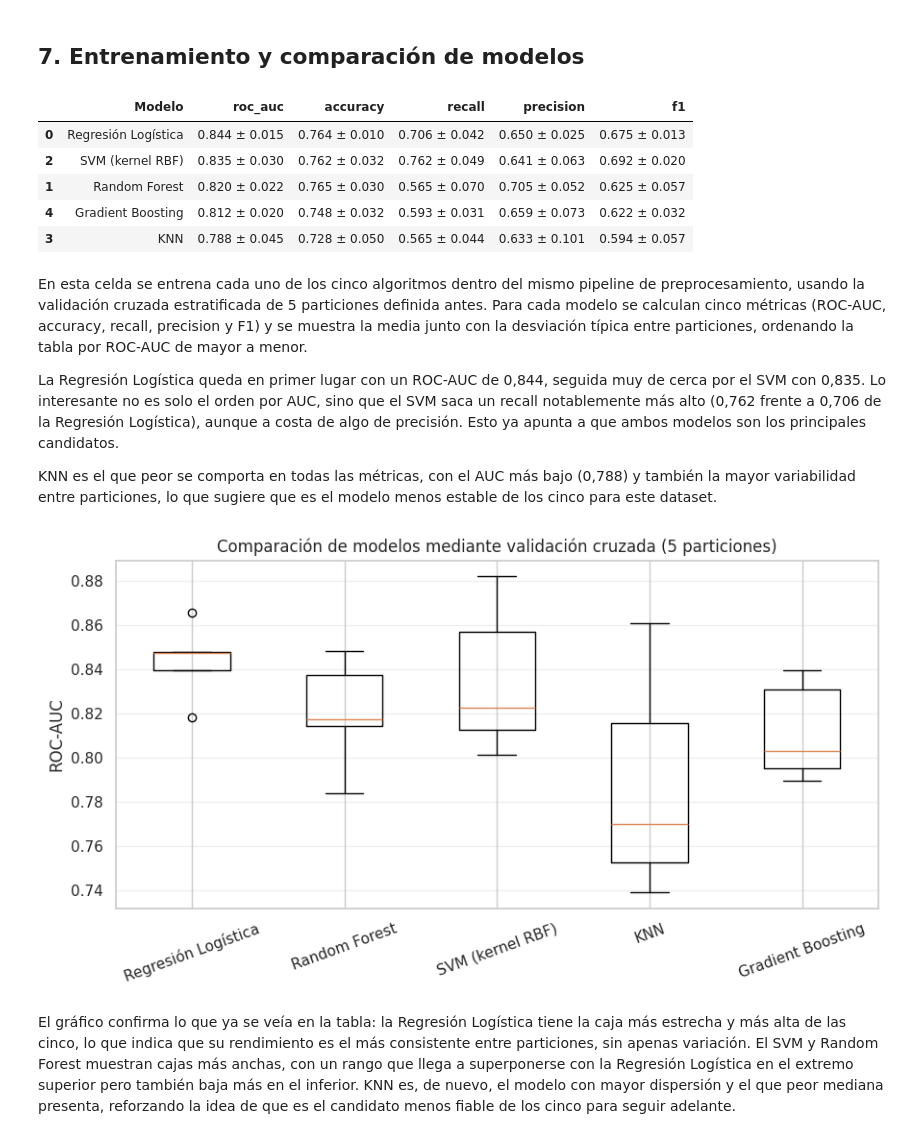
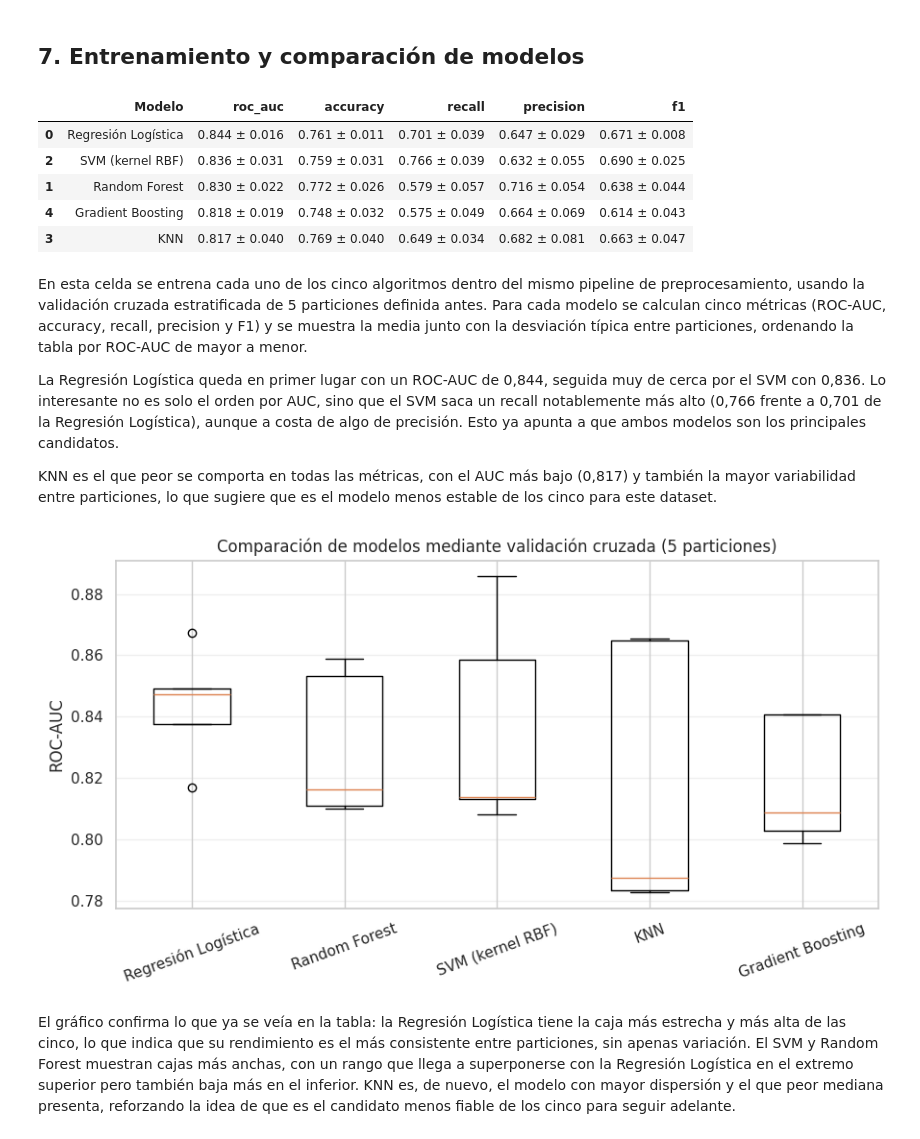
Before and after one commit to cesartejido/TFM_Producto_Diabetes, a Jupyter notebook: TFM_Producto_IA_Diabetes.ipynb, the cells around one changed output. Saved outputs shown, nothing was run; the diff lists cells and outputs as text; code cells hidden in the pictures.

```diff
--- a/TFM_Producto_IA_Diabetes.ipynb
+++ b/TFM_Producto_IA_Diabetes.ipynb
@@ -331,0 +335,31 @@ Ahora, para comparar los datos imputados y no imputados, y tenga sentido, conser
+# %%
+# Agrupamos las variables según su tratamiento de imputación.
+vars_missing_bajo = ["Glucose", "BloodPressure", "BMI"]
+vars_missing_alto = ["SkinThickness", "Insulin"]
+vars_sin_missing = ["Pregnancies", "DiabetesPedigreeFunction", "Age"]
+
+# La definimos como función para que cada llamada devuelva un pipeline NUEVO y sin ajustar.
+# Así evitamos reutilizar un mismo objeto ya entrenado en la validación cruzada o el GridSearch,
+# que aunque scikit-learn lo clona internamente, es más limpio y menos confuso hacerlo explícito.
+def crear_preprocesador():
+    # El KNN escala por dentro antes de medir distancias, si no la insulina (rango grande)
+    # dominaría la búsqueda de vecinos. Recibe además Glucose, BMI y Age como contexto.
+    knn_escalado = Pipeline(steps=[
+        ("escalado_previo", StandardScaler()),
+        ("knn", KNNImputer(n_neighbors=5))])
+
+    preprocesador = ColumnTransformer(transformers=[
+        ("imputacion_simple", SimpleImputer(strategy="median"), ["BloodPressure"]),
+        ("imputacion_knn", knn_escalado, ["Glucose", "BMI", "Age", "SkinThickness", "Insulin"]),
+        ("passthrough", "passthrough", ["Pregnancies", "DiabetesPedigreeFunction"])])
+
+    return Pipeline(steps=[
+        ("preprocesador", preprocesador),
+        ("escalado", StandardScaler())])
+
+# Para la comprobación de formas usamos una instancia recién creada, ajustada solo sobre train.
+pipeline_preprocesamiento = crear_preprocesador()
+X_train_procesado = pipeline_preprocesamiento.fit_transform(X_train)
+X_test_procesado = pipeline_preprocesamiento.transform(X_test)
+
+print("Forma final tras preprocesamiento (train):", X_train_procesado.shape)
@@ -477,7 +516,7 @@ resultados = []
 
 for nombre, modelo in modelos.items():
     pipe = Pipeline([
-        ("preprocesamiento", pipeline_preprocesamiento),
+        ("preprocesamiento", crear_preprocesador()),
         ("clasificador", modelo)
     ])
 
@@ -499,43 +538,44 @@ for nombre, modelo in modelos.items():
     resultados.append(fila)
 
 tabla_comparativa = pd.DataFrame(resultados).sort_values("roc_auc_ord", ascending=False)
-tabla_comparativa.drop(columns=[c for c in tabla_comparativa.columns if c.endswith("_ord")], inplace=False)
+tabla_comparativa = tabla_comparativa.drop(columns=[c for c in tabla_comparativa.columns if c.endswith("_ord")])
+tabla_comparativa
 # %% [output]
 |  | Modelo | roc_auc | accuracy | recall | precision | f1 |
-| 0 | Regresión Logística | 0.844 ± 0.015 | 0.764 ± 0.010 | 0.706 ± 0.042 | 0.650 ± 0.025 | 0.675 ± 0.013 |
-| 2 | SVM (kernel RBF) | 0.835 ± 0.030 | 0.762 ± 0.032 | 0.762 ± 0.049 | 0.641 ± 0.063 | 0.692 ± 0.020 |
-| 1 | Random Forest | 0.820 ± 0.022 | 0.765 ± 0.030 | 0.565 ± 0.070 | 0.705 ± 0.052 | 0.625 ± 0.057 |
-| 4 | Gradient Boosting | 0.812 ± 0.020 | 0.748 ± 0.032 | 0.593 ± 0.031 | 0.659 ± 0.073 | 0.622 ± 0.032 |
-| 3 | KNN | 0.788 ± 0.045 | 0.728 ± 0.050 | 0.565 ± 0.044 | 0.633 ± 0.101 | 0.594 ± 0.057 |
+| 0 | Regresión Logística | 0.844 ± 0.016 | 0.761 ± 0.011 | 0.701 ± 0.039 | 0.647 ± 0.029 | 0.671 ± 0.008 |
+| 2 | SVM (kernel RBF) | 0.836 ± 0.031 | 0.759 ± 0.031 | 0.766 ± 0.039 | 0.632 ± 0.055 | 0.690 ± 0.025 |
+| 1 | Random Forest | 0.830 ± 0.022 | 0.772 ± 0.026 | 0.579 ± 0.057 | 0.716 ± 0.054 | 0.638 ± 0.044 |
+| 4 | Gradient Boosting | 0.818 ± 0.019 | 0.748 ± 0.032 | 0.575 ± 0.049 | 0.664 ± 0.069 | 0.614 ± 0.043 |
+| 3 | KNN | 0.817 ± 0.040 | 0.769 ± 0.040 | 0.649 ± 0.034 | 0.682 ± 0.081 | 0.663 ± 0.047 |
 # %% [markdown]
 En esta celda se entrena cada uno de los cinco algoritmos dentro del mismo pipeline de preprocesamiento, usando la validación cruzada estratificada de 5 particiones definida antes. Para cada modelo se calculan cinco métricas (ROC-AUC, accuracy, recall, precision y F1) y se muestra la media junto con la desviación típica entre particiones, ordenando la tabla por ROC-AUC de mayor a menor.
 
-La Regresión Logística queda en primer lugar con un ROC-AUC de 0,844, seguida muy de cerca por el SVM con 0,835. Lo interesante no es solo el orden por AUC, sino que el SVM saca un recall notablemente más alto (0,762 frente a 0,706 de la Regresión Logística), aunque a costa de algo de precisión. Esto ya apunta a que ambos modelos son los principales candidatos.
+La Regresión Logística queda en primer lugar con un ROC-AUC de 0,844, seguida muy de cerca por el SVM con 0,836. Lo interesante no es solo el orden por AUC, sino que el SVM saca un recall notablemente más alto (0,766 frente a 0,701 de la Regresión Logística), aunque a costa de algo de precisión. Esto ya apunta a que ambos modelos son los principales candidatos.
 
-KNN es el que peor se comporta en todas las métricas, con el AUC más bajo (0,788) y también la mayor variabilidad entre particiones, lo que sugiere que es el modelo menos estable de los cinco para este dataset.
+KNN es el que peor se comporta en todas las métricas, con el AUC más bajo (0,817) y también la mayor variabilidad entre particiones, lo que sugiere que es el modelo menos estable de los cinco para este dataset.
 # %%
 # Boxplot comparando la distribución del AUC entre los 5 folds para cada modelo,
 # igual que hicimos antes con la Regresión Logística sola, pero ahora para los cinco.
 
 aucs_por_modelo = {}
 for nombre, modelo in modelos.items():
     pipe = Pipeline([
-        ("preprocesamiento", pipeline_preprocesamiento),
+        ("preprocesamiento", crear_preprocesador()),
         ("clasificador", modelo)
     ])
     aucs_por_modelo[nombre] = cross_val_score(pipe, X_train, y_train, cv=skf, scoring="roc_auc")
 
 plt.figure(figsize=(9, 5))
 plt.boxplot(aucs_por_modelo.values(), tick_labels=aucs_por_modelo.keys())
 plt.ylabel("ROC-AUC")
 plt.title("Comparación de modelos mediante validación cruzada (5 particiones)")
 plt.xticks(rotation=20)
 plt.grid(axis="y", alpha=0.3)
 plt.tight_layout()
 plt.savefig("fig08_comparacion_modelos_boxplot.png", dpi=300, bbox_inches="tight")
 plt.show()
 # %% [output]
-[figure, old version]
+[figure, new version]
 # %% [markdown]
 El gráfico confirma lo que ya se veía en la tabla: la Regresión Logística tiene la caja más estrecha y más alta de las cinco, lo que indica que su rendimiento es el más consistente entre particiones, sin apenas variación. El SVM y Random Forest muestran cajas más anchas, con un rango que llega a superponerse con la Regresión Logística en el extremo superior pero también baja más en el inferior. KNN es, de nuevo, el modelo con mayor dispersión y el que peor mediana presenta, reforzando la idea de que es el candidato menos fiable de los cinco para seguir adelante.
 # %% [markdown]
```
Also changed, not shown: parts of 38 cells of this notebook.
